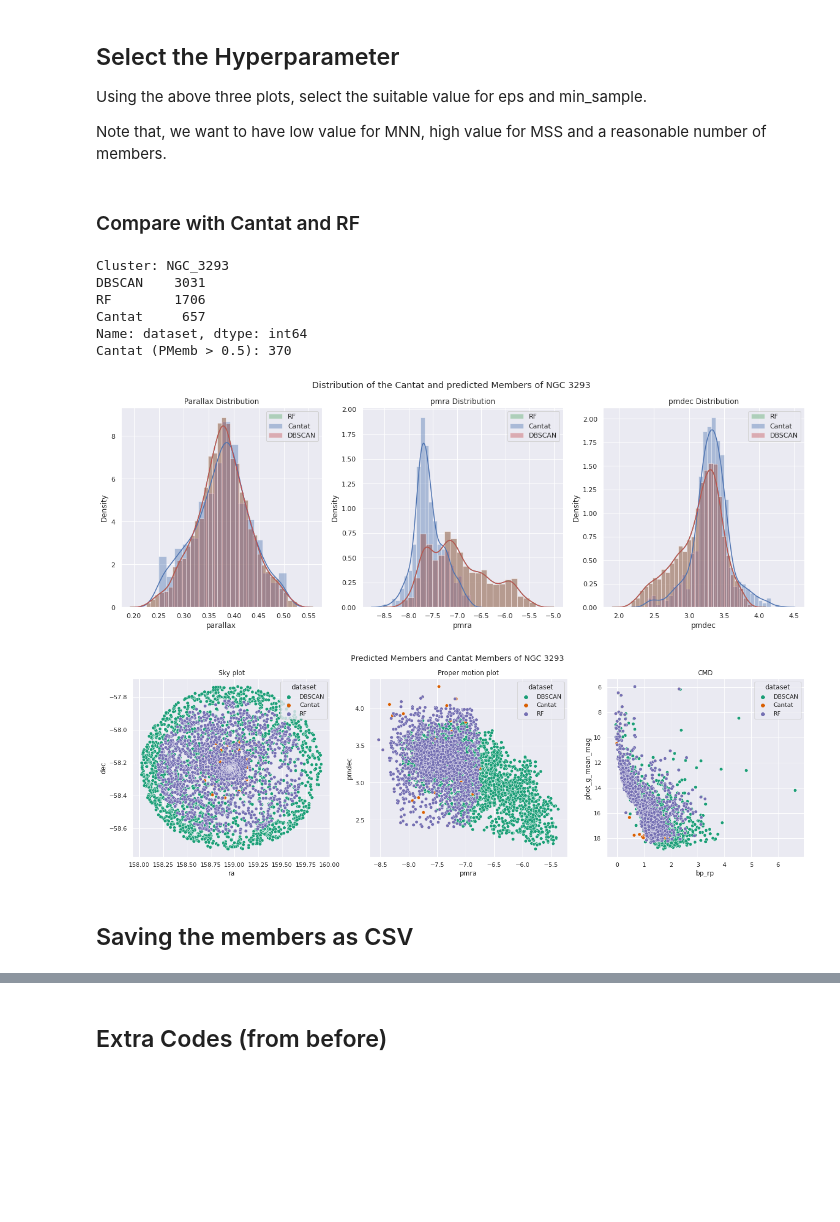
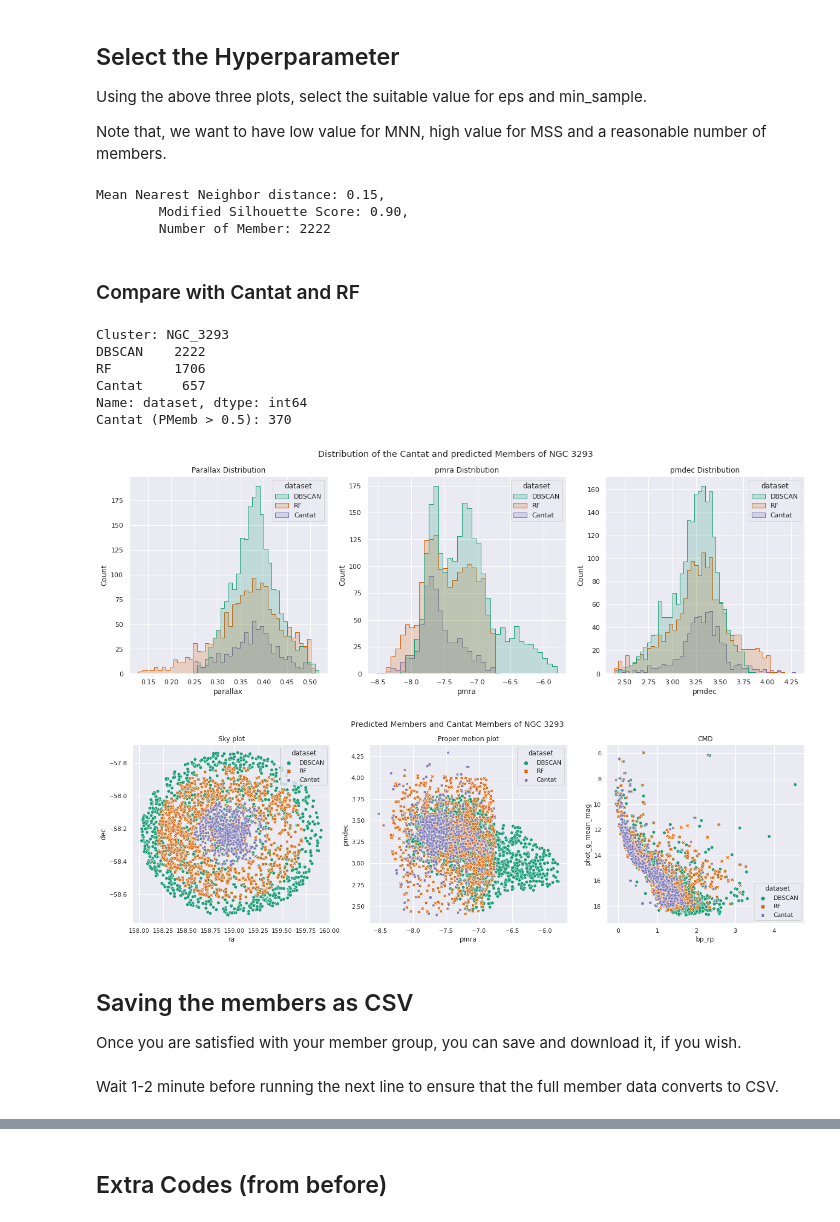
Before and after one commit to mahmud-nobe/Cluster-Membership, a Jupyter notebook: DBSCAN/DBSCAN_3293_DR3.ipynb, the cells around one changed output, grey strips where cells are left out. Cells and saved outputs as stored; diff of their text form; code cells hidden in the pictures; blank space fills up the shorter version.

Commit message:
Fixed the visualization of DBSCAN-RF-Cantat Comparison

```diff
--- a/DBSCAN/DBSCAN_3293_DR3.ipynb
+++ b/DBSCAN/DBSCAN_3293_DR3.ipynb
@@ -381,15 +371,21 @@ Using the above three plots, select the suitable value for eps and min_sample.
 
 Note that, we want to have low value for MNN, high value for MSS and a reasonable number of members.
 # %%
-best_eps =   # your code here
-best_min_sample =  # your code here
+best_eps =   0.06 # your code here
+best_min_sample = 30 # your code here
 
 member, non_member = get_members(all_stars, scaled_features, best_eps, best_min_sample)
 # %%
 best_MSS = get_MSS_metric(member, non_member)
 best_MNN = mean_nearest_neighbor(member)
 best_n_member = len(member)
-print(f'Mean Nearest Neighbor distance: {best_MNN}, \nModified Silhouette Score: {best_MSS}, \nNumber of Member: {best_n_member}')
+print(f'Mean Nearest Neighbor distance: {best_MNN:0.2f}, \n\
+        Modified Silhouette Score: {best_MSS:0.2f}, \n\
+        Number of Member: {best_n_member}')
+# %% [output]
+Mean Nearest Neighbor distance: 0.15,
+        Modified Silhouette Score: 0.90,
+        Number of Member: 2222
 # %% [markdown]
 ### Compare with Cantat and RF
 # %%
@@ -397,22 +393,26 @@ cantat_member = get_cantat_data(clusters = cluster_name)
 # %%
 rf_member = get_rf_member(cluster_name)
 # %%
-compare_with_cantat_rf(cluster_name, member, cantat_member, rf_member)
+compare_with_cantat_rf(cluster_name, member, cantat_member, rf_member, alpha = 0.2)
 # %% [output]
 Cluster: NGC_3293
-DBSCAN    3031
+DBSCAN    2222
 RF        1706
 Cantat     657
 Name: dataset, dtype: int64
 Cantat (PMemb > 0.5): 370
-[figure, old version]
+[figure, new version]
-[figure, old version]
+[figure, new version]
-# %% [markdown]
-## Saving the members as CSV
+# %% [markdown]
+## Saving the members as CSV
+
+Once you are satisfied with your member group, you can save and download it, if you wish.
 # %%
 # for downloading file
 from google.colab import files
 member.to_csv(f'{cluster_name}_dbscan_member.csv') # saved it in a csv
+# %% [markdown]
+Wait 1-2 minute before running the next line to ensure that the full member data converts to CSV.
 # %%
 files.download(f'{cluster_name}_dbscan_member.csv') # download in local computer
 # %% [output]
```
Also changed, not shown: parts of 7 cells of this notebook.
